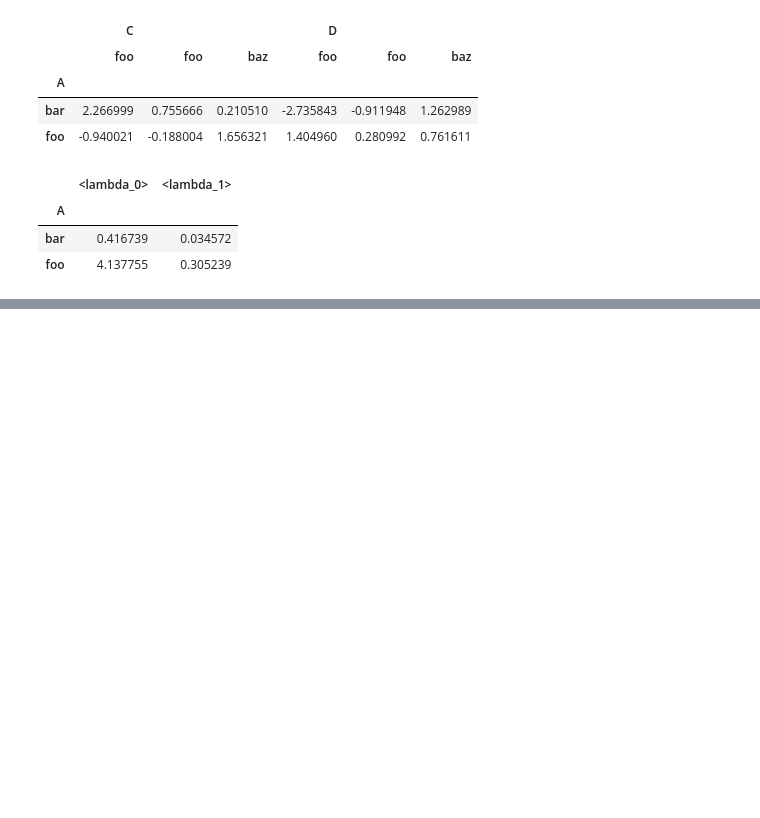
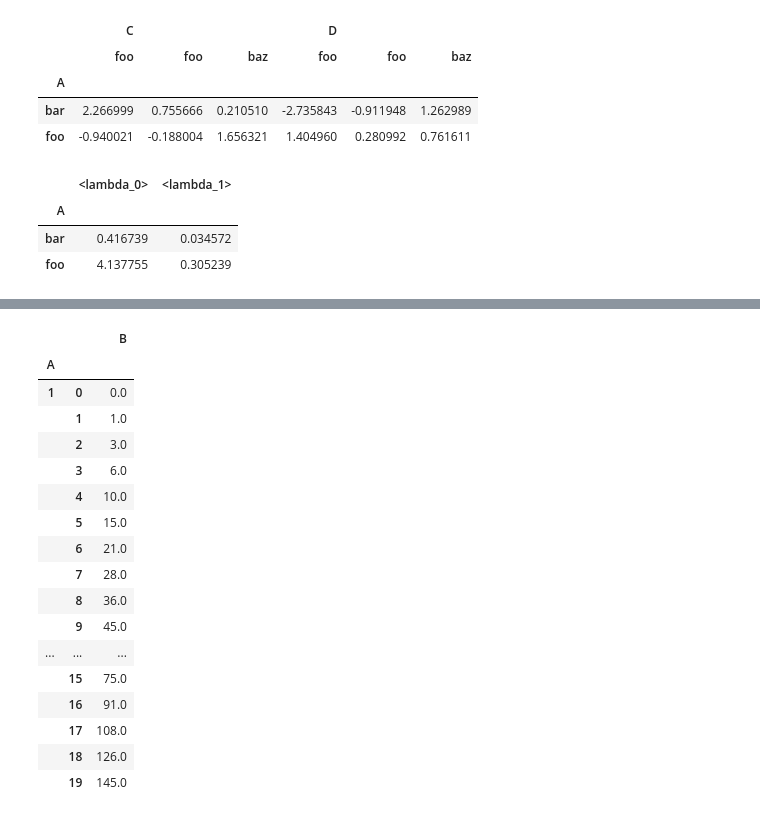
Before and after one commit to ilyak93/self-studying, a Jupyter notebook: DataEngineering/pandas/pandas_groupby.ipynb, the cells around one changed output, grey strips where cells are left out. Cells and saved outputs as stored; diff of their text form; code cells hidden in the pictures; blank space fills up the shorter version.

```diff
--- a/DataEngineering/pandas/pandas_groupby.ipynb
+++ b/DataEngineering/pandas/pandas_groupby.ipynb
@@ -1266,0 +1409,4 @@ compare.plot()
+# %%
+df_re = pd.DataFrame({"A": [1] * 10 + [5] * 10, "B": np.arange(20)})
+
+df_re
@@ -1266,0 +1455,21 @@ compare.plot()
+# %%
+df_re.groupby("A").expanding().sum()
+# %% [output]
+|  |  | B |
+| A |  |  |
+| 1 | 0 | 0.0 |
+|  | 1 | 1.0 |
+|  | 2 | 3.0 |
+|  | 3 | 6.0 |
+|  | 4 | 10.0 |
+|  | 5 | 15.0 |
+|  | 6 | 21.0 |
+|  | 7 | 28.0 |
+|  | 8 | 36.0 |
+|  | 9 | 45.0 |
+| ... | ... | ... |
+|  | 15 | 75.0 |
+|  | 16 | 91.0 |
+|  | 17 | 108.0 |
+|  | 18 | 126.0 |
+|  | 19 | 145.0 |
```
Also changed, not shown: parts of 117 cells of this notebook.
